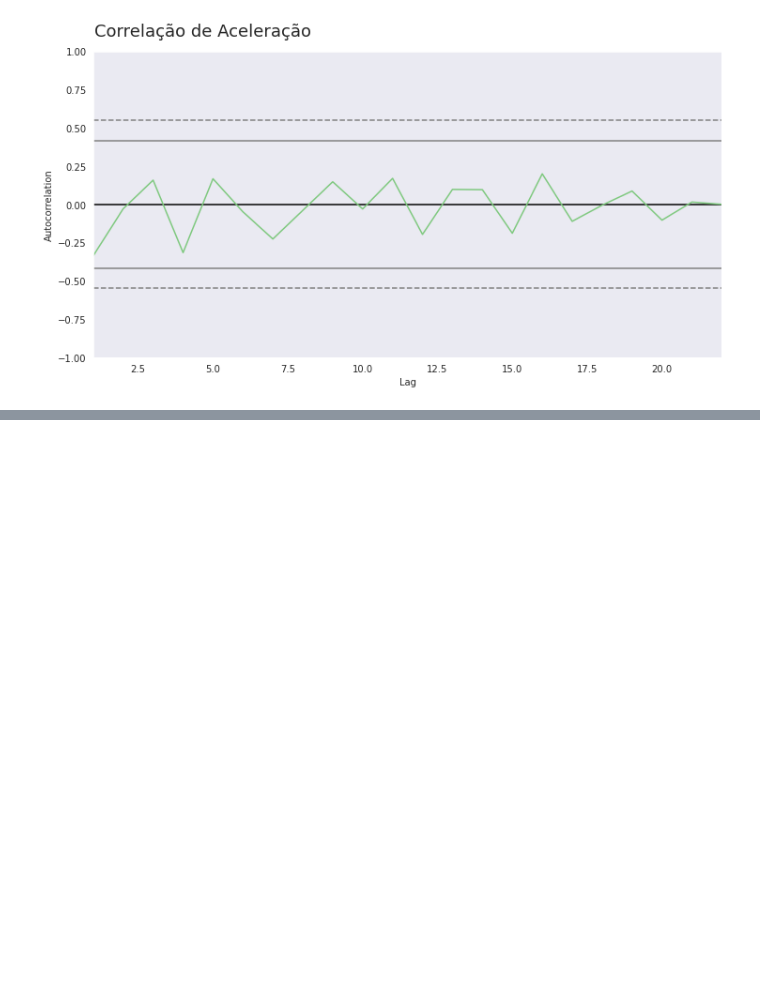
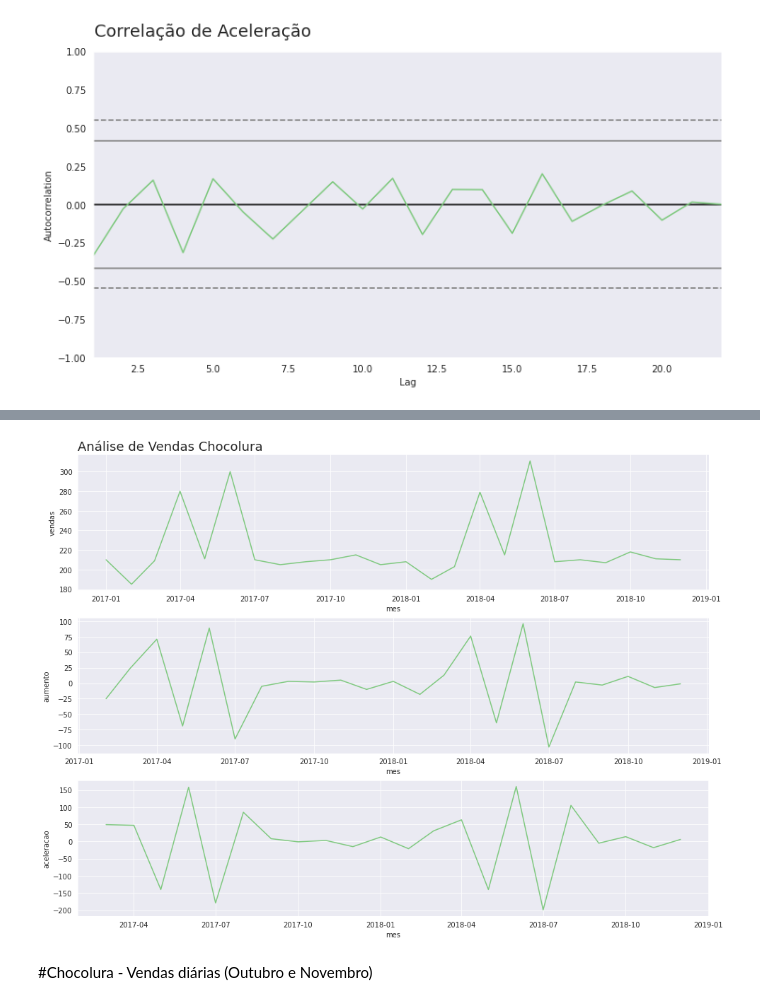
Before and after one commit to brenosyperrek/pandas_time_series, a Jupyter notebook: Time_Series.ipynb, the cells around one changed output, grey strips where cells are left out. Cells and saved outputs as stored; diff of their text form; code cells hidden in the pictures; blank space fills up the shorter version.

```diff
--- a/Time_Series.ipynb
+++ b/Time_Series.ipynb
@@ -158,0 +207,3 @@ autocorrelation_plot(alucar.aceleracao[2:])
+# %%
+choco = pd.read_csv('/content/drive/MyDrive/Colab Notebooks/panda_time_series/dados/chocolura.csv')
+choco.head()
@@ -158,0 +223,3 @@ autocorrelation_plot(alucar.aceleracao[2:])
+# %%
+choco['mes'] = pd.to_datetime(choco['mes'])
+choco.dtypes
@@ -158,0 +236,4 @@ autocorrelation_plot(alucar.aceleracao[2:])
+# %%
+choco['aumento'] = choco['vendas'].diff()
+choco['aceleracao'] = choco['aumento'].diff()
+choco.head()
@@ -158,0 +247,6 @@ autocorrelation_plot(alucar.aceleracao[2:])
+# %%
+plot_comparacao('mes', 'vendas', 'aumento', 'aceleracao', choco, 'Análise de Vendas Chocolura')
+# %% [output]
+[figure, added]
+# %% [markdown]
+#Chocolura - Vendas diárias (Outubro e Novembro)
```
Also changed, not shown: parts of 62 cells of this notebook.
